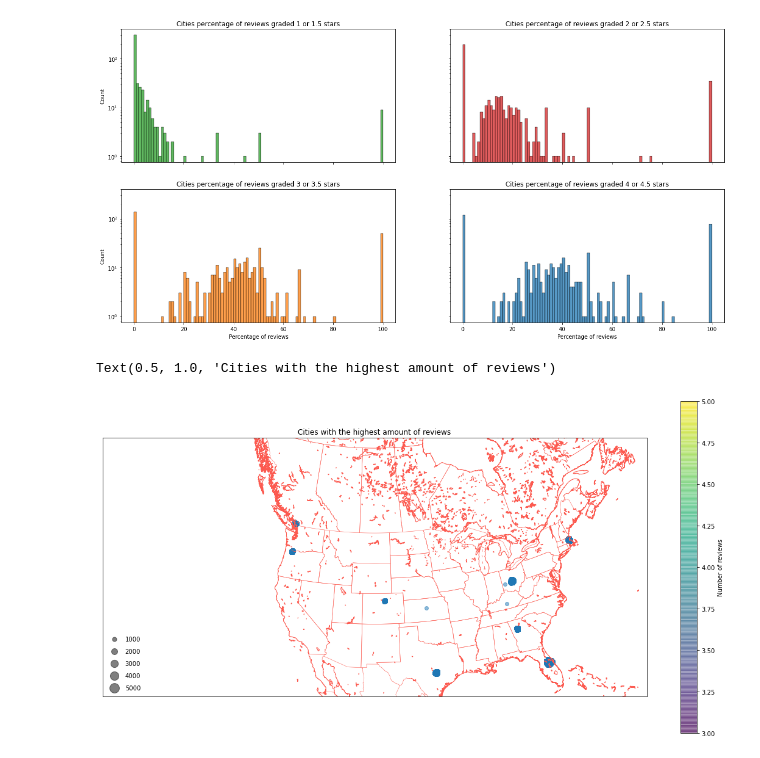
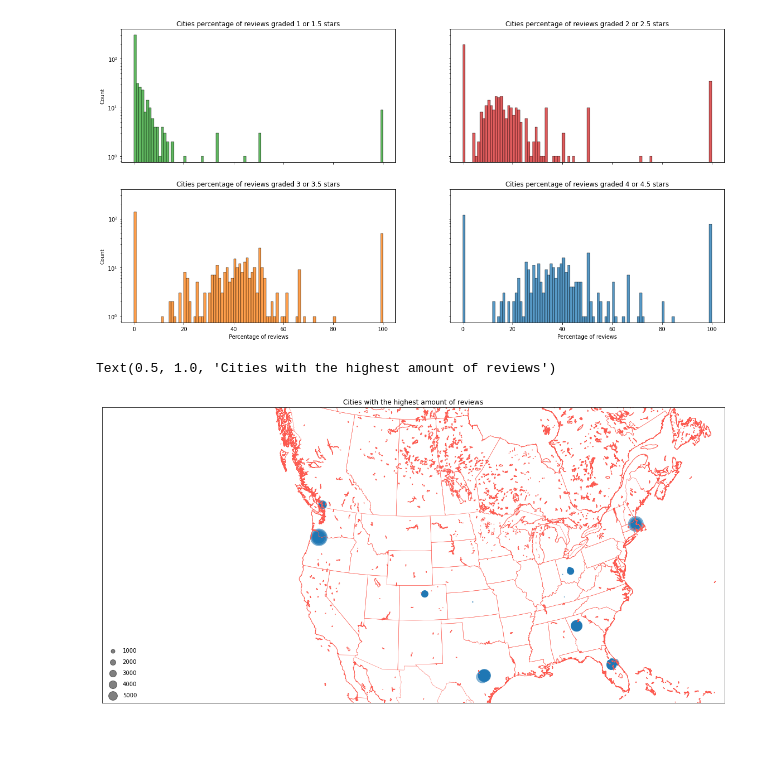
Before and after one commit to lucarossi9/Statistical-computation-project-2, a Jupyter notebook: geographical_rating.ipynb, the cells around one changed output. Saved outputs shown, nothing was run; the diff lists cells and outputs as text; code cells hidden in the pictures.

Commit message:
changes of some graphics

```diff
--- a/geographical_rating.ipynb
+++ b/geographical_rating.ipynb
@@ -154,33 +158,34 @@ from mpl_toolkits.basemap import Basemap
 # %%
 lat = df_b['latitude'].values
 lon = df_b['longitude'].values
+population = df_b['review_count']
 # %%
 # 1. Draw the map background
 fig = plt.figure(figsize=(20, 10))
 m = Basemap(projection='lcc', resolution='h',
             lat_0=44.5, lon_0=-107,
             width=8.0E6, height=3.8E6)
 #m.shadedrelief()
 m.drawcoastlines(color='xkcd:coral')
 m.drawcountries(color='xkcd:coral')
 m.drawstates(color='xkcd:coral')
 
 # 2. scatter city data, with color reflecting population
 # and size reflecting area
 m.scatter(lon, lat, latlon=True,
-          cmap='Reds', alpha=0.5)
+          s=population/10,cmap='Reds', alpha=0.5)
 
 # 3. create colorbar and legend
-plt.colorbar(label='Number of reviews')
-plt.clim(3, 5)
+#plt.colorbar(label='Number of reviews')
+#plt.clim(0,10000 )
 
 # make legend with dummy points
 for i in [50, 100, 150, 200, 250]:
     plt.scatter([], [], c='k', alpha=0.5, s=i,
                 label=str(i*2*10))
 plt.legend(scatterpoints=1, frameon=False,
            labelspacing=1, loc='lower left')
 plt.title('Cities with the highest amount of reviews')
 # %% [output]
 Text(0.5, 1.0, 'Cities with the highest amount of reviews')
-[figure, old version]
+[figure, new version]
```
Also changed, not shown: parts of 5 cells of this notebook.
